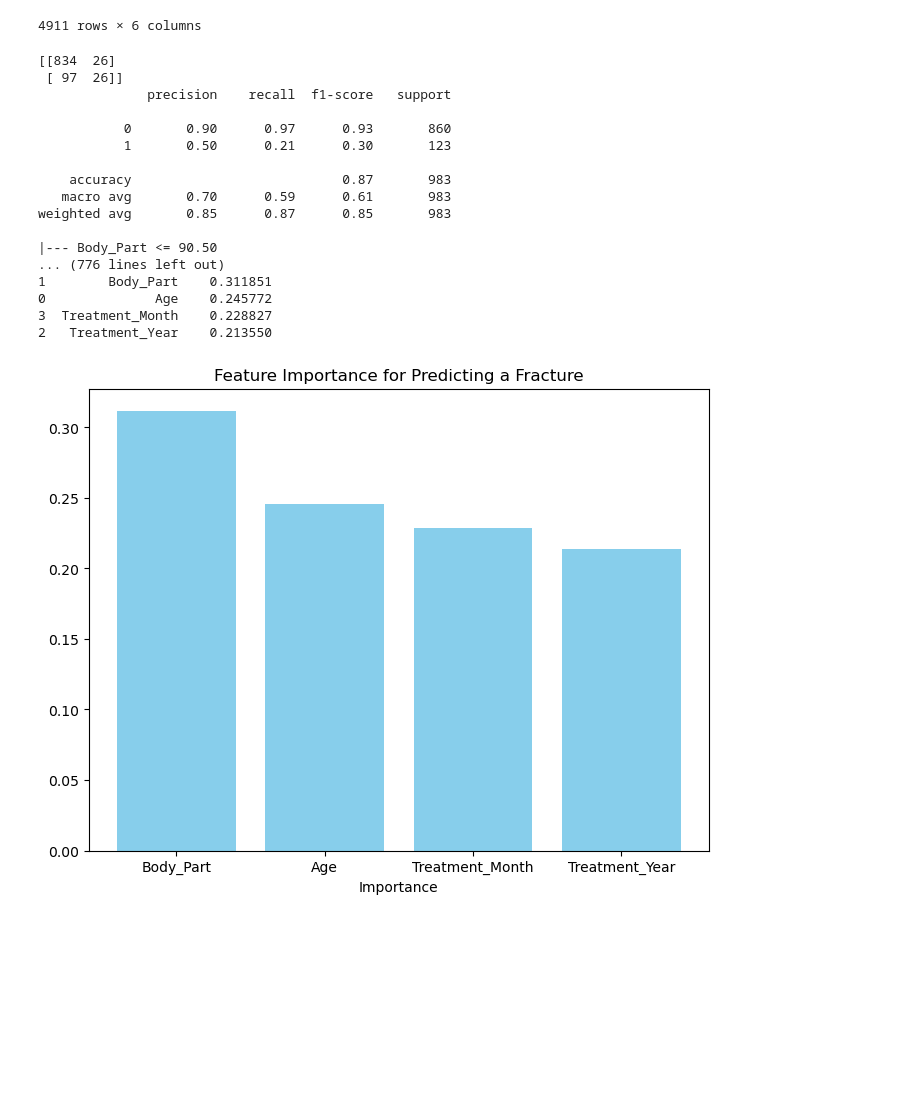
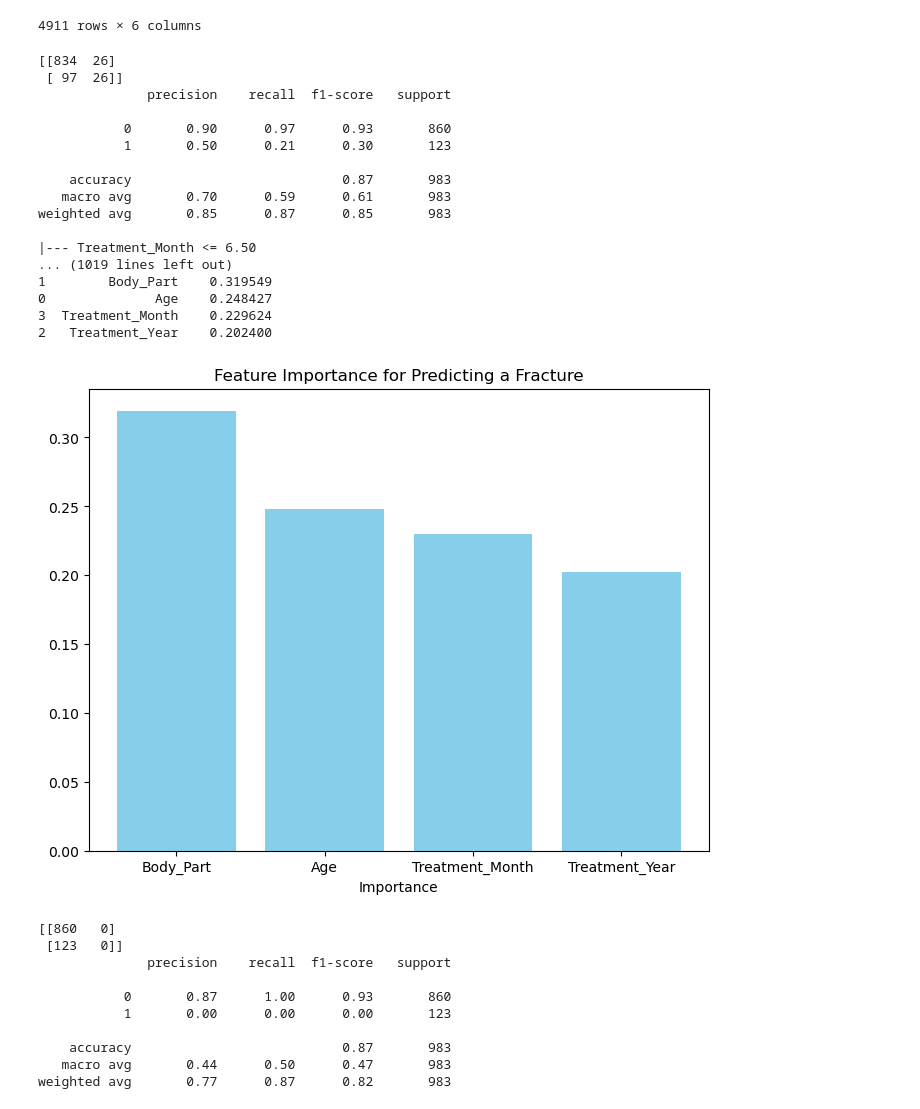
Before and after one commit to ccgurek/Data-400-Final-Project, a Jupyter notebook: Final Project Work.ipynb, the cells around one changed output. Saved outputs shown, nothing was run; the diff lists cells and outputs as text; code cells hidden in the pictures; blank space fills up the shorter version.

```diff
--- a/Final Project Work.ipynb
+++ b/Final Project Work.ipynb
@@ -321,43 +320,55 @@ print(all_decisions)
 importance = RF_model1.feature_importances_
 importance_df = pd.DataFrame({
     'Feature': x.columns,
     'Importance': importance
 }).sort_values(by='Importance', ascending=False)
 print(importance_df)
 
 
 plt.figure(figsize = (8,6))
 plt.bar(importance_df['Feature'],importance_df['Importance'], color = 'skyblue')
 plt.xlabel('Importance')
 plt.title('Feature Importance for Predicting a Fracture')
 plt.show()
+
+
 # #SVM MOdel
-# SVM_model1 = SVC()
-# SVM_model1.fit(X_train, y_train)
-# y_pred_SVM1 = SVM_model1.predict(X_test)
-# y_pred_SVM1
+SVM_model1 = SVC()
+SVM_model1.fit(X_train, y_train)
+y_pred_SVM1 = SVM_model1.predict(X_test)
+y_pred_SVM1
 
 # this runs a confusion matrix and classification report so we can see
 # different error metrics of the model
 
-# print(confusion_matrix(y_test, y_pred_SVM1))
-# print(classification_report(y_test, y_pred_SVM1, zero_division = 0.0))
+print(confusion_matrix(y_test, y_pred_SVM1))
+print(classification_report(y_test, y_pred_SVM1, zero_division = 0.0))
 # %% [output]
 [[834  26]
  [ 97  26]]
               precision    recall  f1-score   support
 
            0       0.90      0.97      0.93       860
            1       0.50      0.21      0.30       123
 
     accuracy                           0.87       983
    macro avg       0.70      0.59      0.61       983
 weighted avg       0.85      0.87      0.85       983
 
-|--- Body_Part <= 90.50
-... (776 lines left out)
-1        Body_Part    0.311851
-0              Age    0.245772
-3  Treatment_Month    0.228827
-2   Treatment_Year    0.213550
+|--- Treatment_Month <= 6.50
+... (1019 lines left out)
+1        Body_Part    0.319549
+0              Age    0.248427
+3  Treatment_Month    0.229624
+2   Treatment_Year    0.202400
-[figure, old version]
+[figure, new version]
+[[860   0]
+ [123   0]]
+              precision    recall  f1-score   support
+
+           0       0.87      1.00      0.93       860
+           1       0.00      0.00      0.00       123
+
+    accuracy                           0.87       983
+   macro avg       0.44      0.50      0.47       983
+weighted avg       0.77      0.87      0.82       983
```
Also changed, not shown: parts of 11 cells of this notebook.
